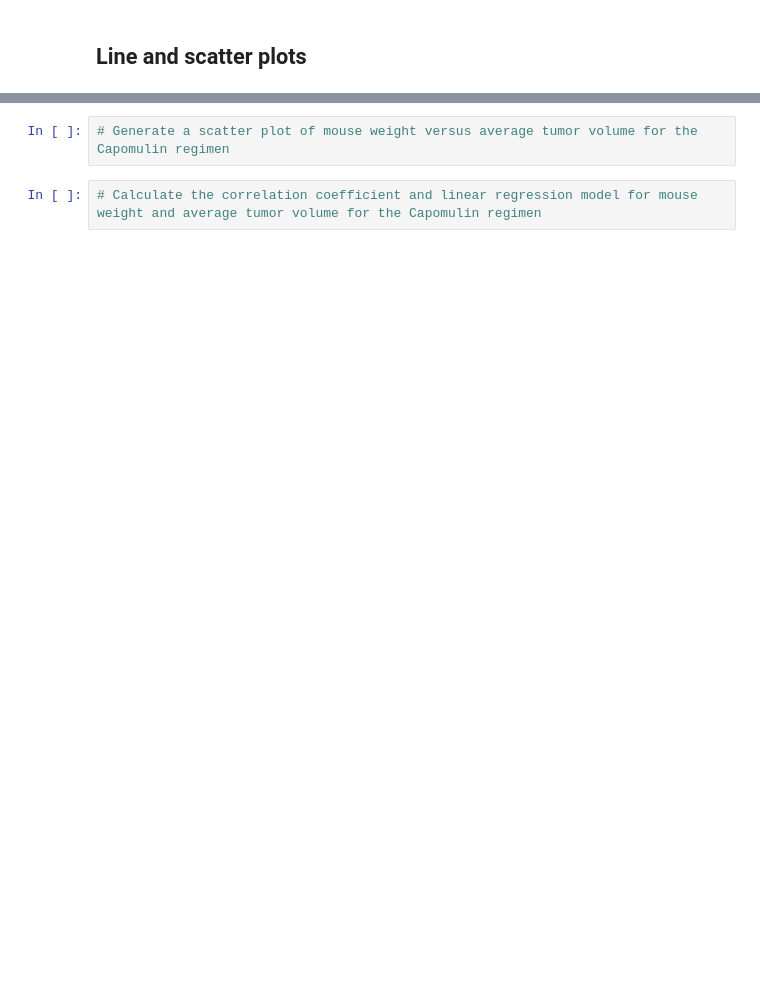
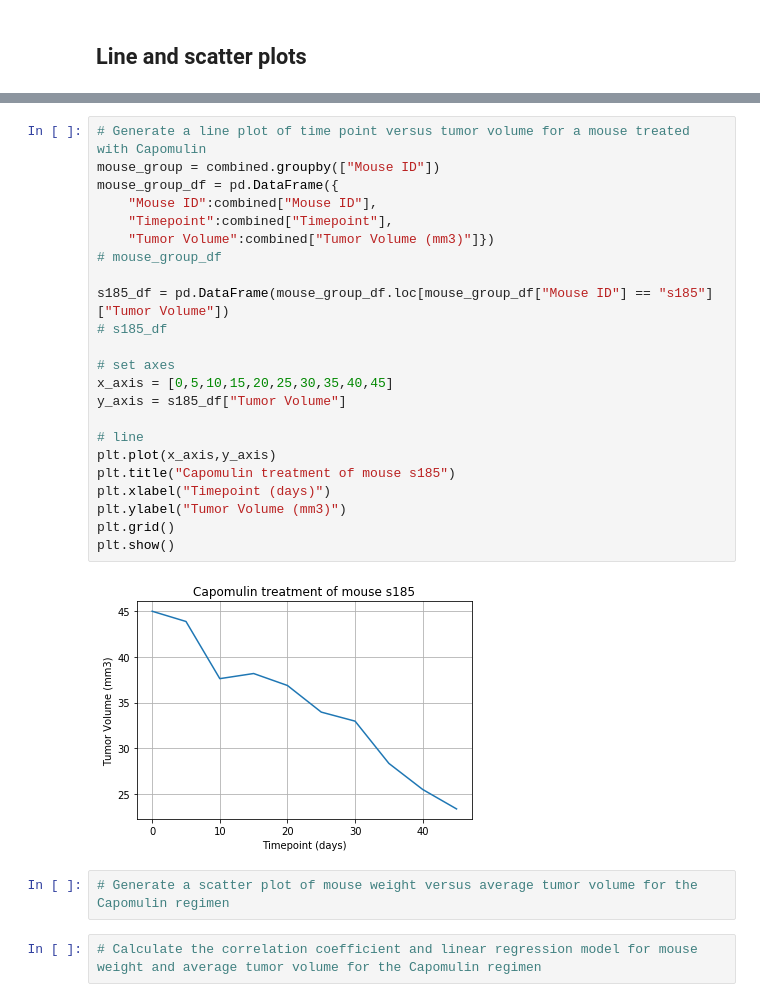
Before and after one commit to nbach19/matplotlibHW, a Jupyter notebook: pymaceuticals_starter.ipynb, the cells around one changed output, grey strips where cells are left out. Cells and saved outputs as stored; diff of their text form; blank space fills up the shorter version.

```diff
--- a/pymaceuticals_starter.ipynb
+++ b/pymaceuticals_starter.ipynb
@@ -149,3 +244,28 @@ plt.axis("equal")
+# %%
+# Generate a line plot of time point versus tumor volume for a mouse treated with Capomulin
+mouse_group = combined.groupby(["Mouse ID"])
+mouse_group_df = pd.DataFrame({
+    "Mouse ID":combined["Mouse ID"],
+    "Timepoint":combined["Timepoint"],
+    "Tumor Volume":combined["Tumor Volume (mm3)"]})
+# mouse_group_df
+
+s185_df = pd.DataFrame(mouse_group_df.loc[mouse_group_df["Mouse ID"] == "s185"]["Tumor Volume"])
+# s185_df
+
+# set axes
+x_axis = [0,5,10,15,20,25,30,35,40,45]
+y_axis = s185_df["Tumor Volume"]
+
+# line
+plt.plot(x_axis,y_axis)
+plt.title("Capomulin treatment of mouse s185")
+plt.xlabel("Timepoint (days)")
+plt.ylabel("Tumor Volume (mm3)")
+plt.grid()
+plt.show()
+# %% [output]
+[figure, added]
 # %%
 # Generate a scatter plot of mouse weight versus average tumor volume for the Capomulin regimen
 # %%
```
Also changed, not shown: parts of 8 cells of this notebook.
